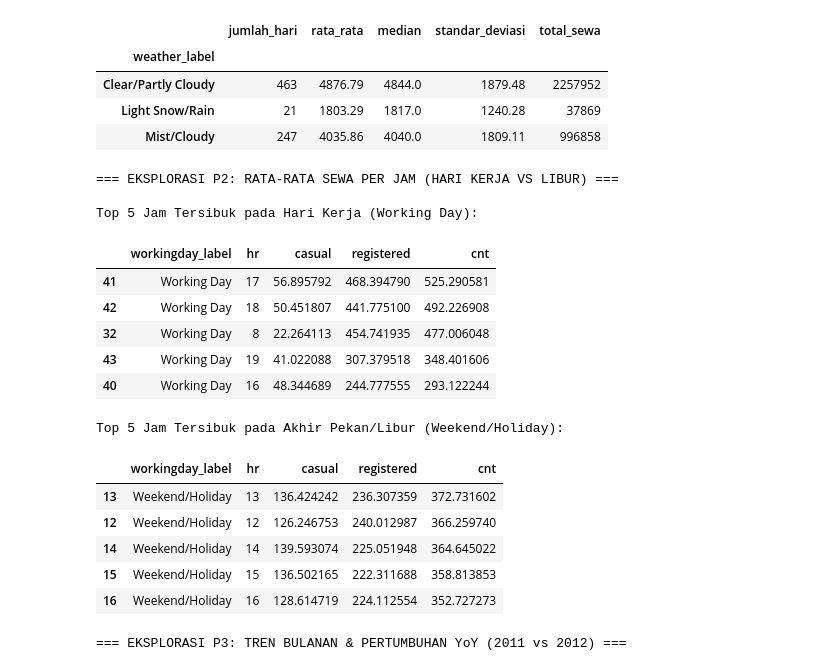
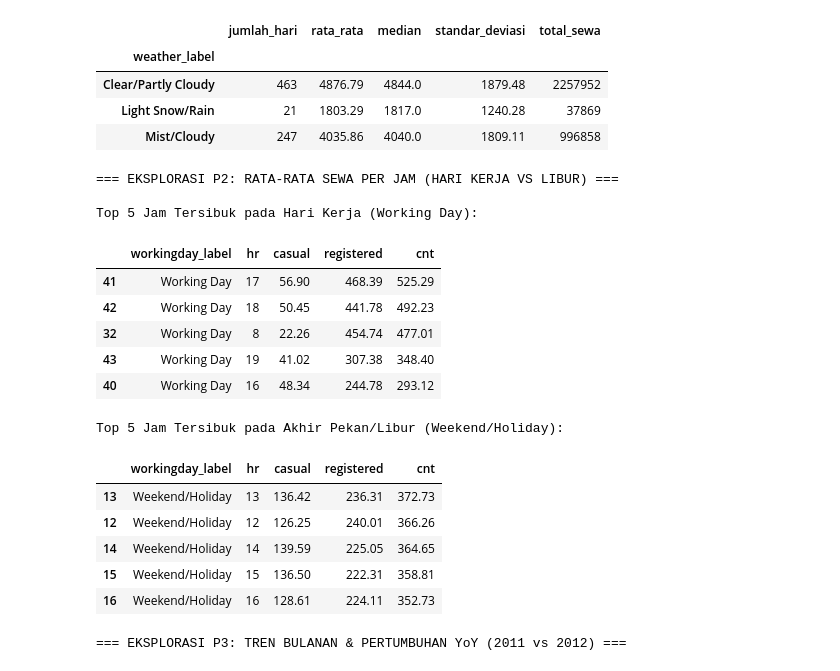
Before and after one commit to Dimxshan/bike-sharing-analysis, a Jupyter notebook: notebook.ipynb, the cells around one changed output. Saved outputs shown, nothing was run; the diff lists cells and outputs as text; code cells hidden in the pictures.

```diff
--- a/notebook.ipynb
+++ b/notebook.ipynb
@@ -43,7 +43,7 @@ def load_dataset(filename: str) -> pd.DataFrame:
             print(f"Berhasil memuat: {path}")
             return pd.read_csv(path)
     raise FileNotFoundError(
-        f"File '{filename}' tidak ditemukan. Pastikan day.csv dan hour.csv ada di folder 'data/' atau folder kerja saat ini."
+        f"File '{filename}' tidak ditemukan. Pastikan day.csv dan hour.csv ada di folder 'data/'."
     )
 
 day_df = load_dataset("day.csv")
@@ -327,29 +327,29 @@ display(weather_summary.round(2))
 # %%
 print("=== EKSPLORASI P2: RATA-RATA SEWA PER JAM (HARI KERJA VS LIBUR) ===")
 hourly_behavior = hour_clean_df.groupby(["workingday_label", "hr"])[["casual", "registered", "cnt"]].mean().reset_index()
 
 print("\nTop 5 Jam Tersibuk pada Hari Kerja (Working Day):")
-display(hourly_behavior[hourly_behavior["workingday_label"] == "Working Day"].sort_values(by="cnt", ascending=False).head())
+display(hourly_behavior[hourly_behavior["workingday_label"] == "Working Day"].sort_values(by="cnt", ascending=False).head().round(2))
 
 print("\nTop 5 Jam Tersibuk pada Akhir Pekan/Libur (Weekend/Holiday):")
-display(hourly_behavior[hourly_behavior["workingday_label"] == "Weekend/Holiday"].sort_values(by="cnt", ascending=False).head())
+display(hourly_behavior[hourly_behavior["workingday_label"] == "Weekend/Holiday"].sort_values(by="cnt", ascending=False).head().round(2))
 # %% [output]
 === EKSPLORASI P2: RATA-RATA SEWA PER JAM (HARI KERJA VS LIBUR) ===
 
 Top 5 Jam Tersibuk pada Hari Kerja (Working Day):
 |  | workingday_label | hr | casual | registered | cnt |
-| 41 | Working Day | 17 | 56.895792 | 468.394790 | 525.290581 |
-| 42 | Working Day | 18 | 50.451807 | 441.775100 | 492.226908 |
-| 32 | Working Day | 8 | 22.264113 | 454.741935 | 477.006048 |
-| 43 | Working Day | 19 | 41.022088 | 307.379518 | 348.401606 |
-| 40 | Working Day | 16 | 48.344689 | 244.777555 | 293.122244 |
+| 41 | Working Day | 17 | 56.90 | 468.39 | 525.29 |
+| 42 | Working Day | 18 | 50.45 | 441.78 | 492.23 |
+| 32 | Working Day | 8 | 22.26 | 454.74 | 477.01 |
+| 43 | Working Day | 19 | 41.02 | 307.38 | 348.40 |
+| 40 | Working Day | 16 | 48.34 | 244.78 | 293.12 |
 Top 5 Jam Tersibuk pada Akhir Pekan/Libur (Weekend/Holiday):
 |  | workingday_label | hr | casual | registered | cnt |
-| 13 | Weekend/Holiday | 13 | 136.424242 | 236.307359 | 372.731602 |
-| 12 | Weekend/Holiday | 12 | 126.246753 | 240.012987 | 366.259740 |
-| 14 | Weekend/Holiday | 14 | 139.593074 | 225.051948 | 364.645022 |
-| 15 | Weekend/Holiday | 15 | 136.502165 | 222.311688 | 358.813853 |
-| 16 | Weekend/Holiday | 16 | 128.614719 | 224.112554 | 352.727273 |
+| 13 | Weekend/Holiday | 13 | 136.42 | 236.31 | 372.73 |
+| 12 | Weekend/Holiday | 12 | 126.25 | 240.01 | 366.26 |
+| 14 | Weekend/Holiday | 14 | 139.59 | 225.05 | 364.65 |
+| 15 | Weekend/Holiday | 15 | 136.50 | 222.31 | 358.81 |
+| 16 | Weekend/Holiday | 16 | 128.61 | 224.11 | 352.73 |
 # %%
 print("=== EKSPLORASI P3: TREN BULANAN & PERTUMBUHAN YoY (2011 vs 2012) ===")
 monthly_growth = day_clean_df.pivot_table(
```
Also changed, not shown: parts of 42 cells of this notebook, 1 other file.
